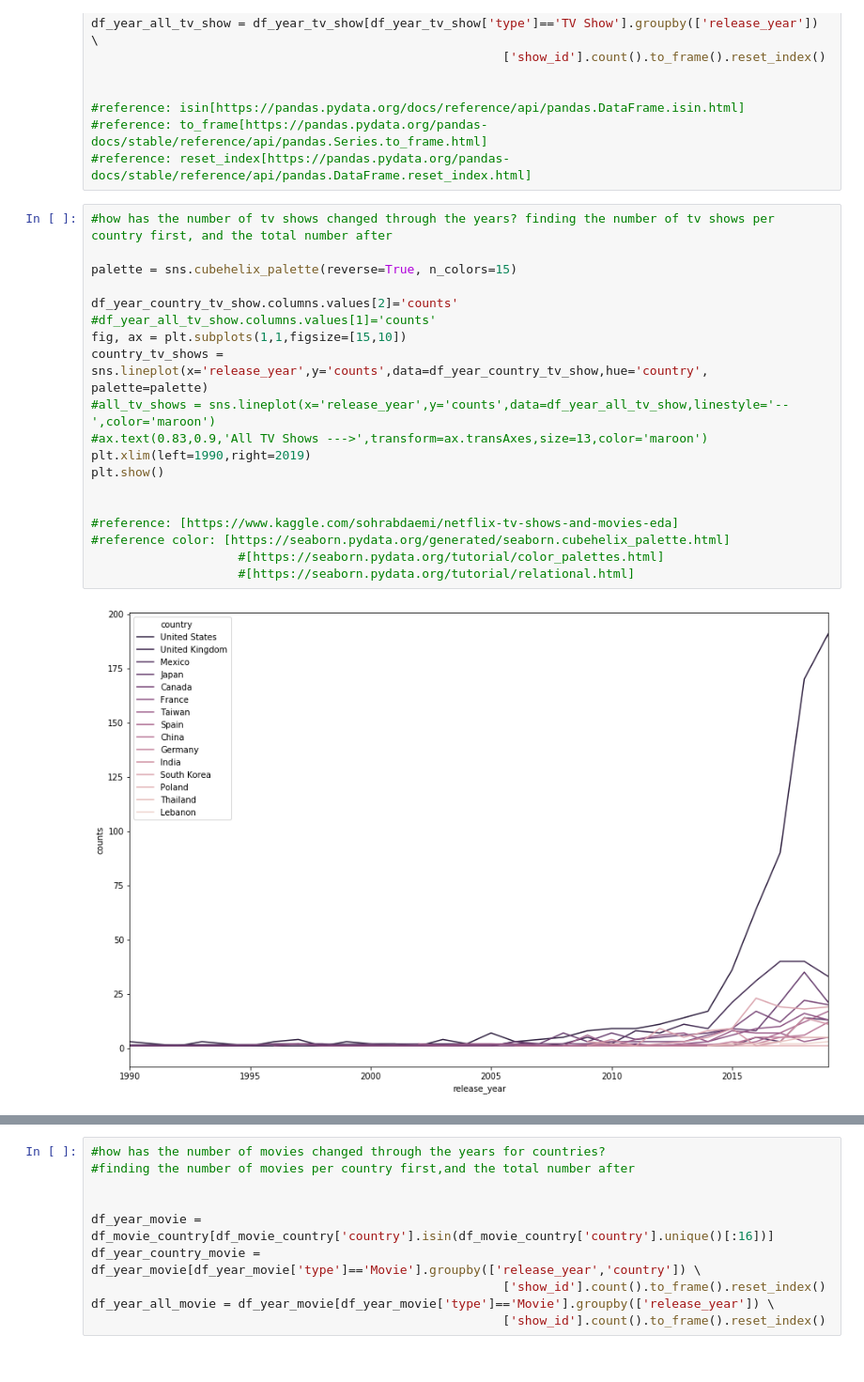
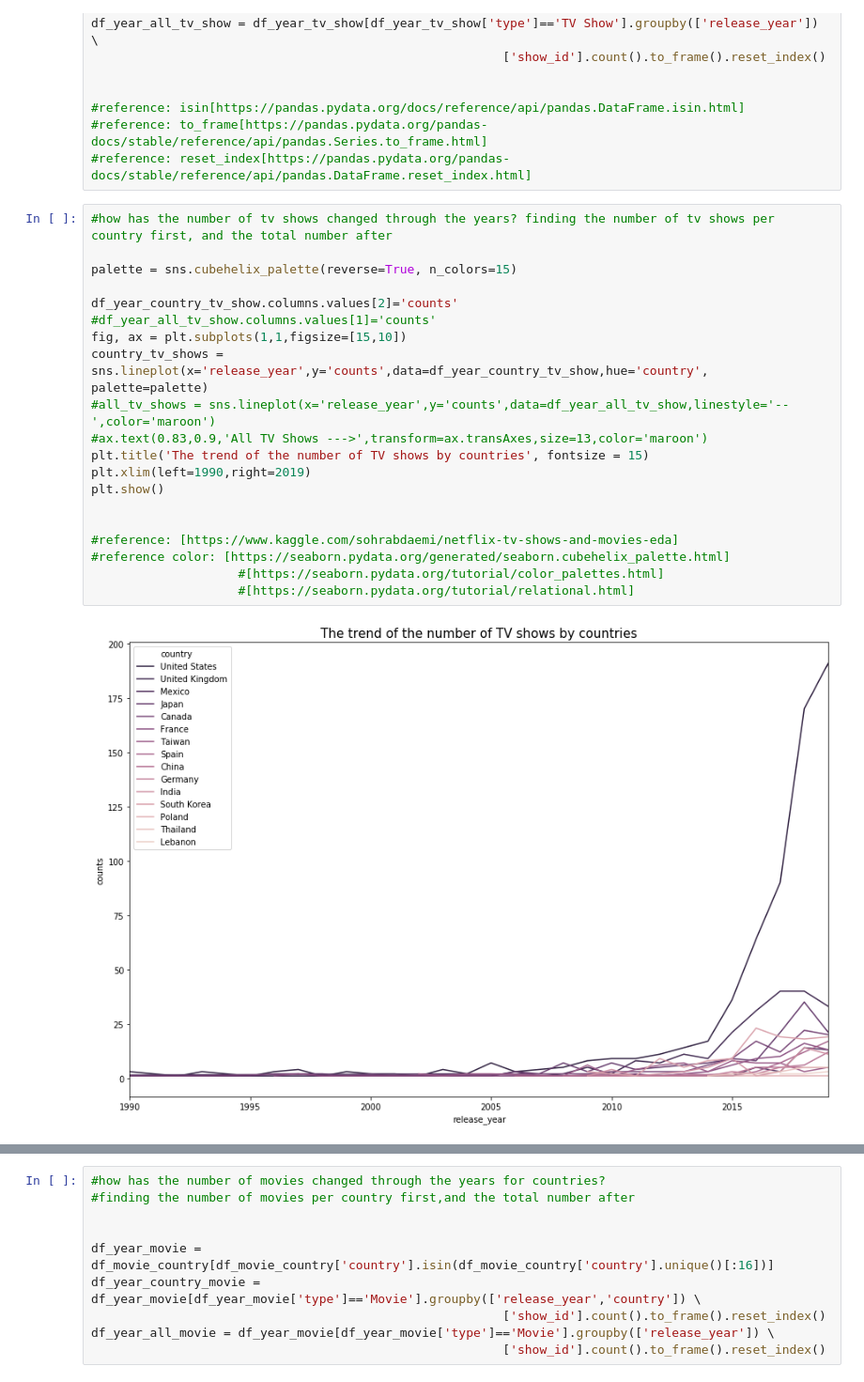
Before and after one commit to itssaifulhasan/netflix_data_analysis, a Jupyter notebook: code/netflix.ipynb, the cells around one changed output, grey strips where cells are left out. Shown at 94% size. Cells and saved outputs as stored; diff of their text form.

```diff
--- a/code/netflix.ipynb
+++ b/code/netflix.ipynb
@@ -292,21 +349,22 @@ df_year_all_tv_show = df_year_tv_show[df_year_tv_show['type']=='TV Show'].groupb
 # %%
 #how has the number of tv shows changed through the years? finding the number of tv shows per country first, and the total number after
 
 palette = sns.cubehelix_palette(reverse=True, n_colors=15)
 
 df_year_country_tv_show.columns.values[2]='counts'
 #df_year_all_tv_show.columns.values[1]='counts'
 fig, ax = plt.subplots(1,1,figsize=[15,10])
 country_tv_shows = sns.lineplot(x='release_year',y='counts',data=df_year_country_tv_show,hue='country', palette=palette)
 #all_tv_shows = sns.lineplot(x='release_year',y='counts',data=df_year_all_tv_show,linestyle='--',color='maroon')
 #ax.text(0.83,0.9,'All TV Shows --->',transform=ax.transAxes,size=13,color='maroon')
+plt.title('The trend of the number of TV shows by countries', fontsize = 15)
 plt.xlim(left=1990,right=2019)
 plt.show()
 
 
 #reference: [https://www.kaggle.com/sohrabdaemi/netflix-tv-shows-and-movies-eda]
 #reference color: [https://seaborn.pydata.org/generated/seaborn.cubehelix_palette.html]
                     #[https://seaborn.pydata.org/tutorial/color_palettes.html]
                     #[https://seaborn.pydata.org/tutorial/relational.html]
 # %% [output]
-[figure, old version]
+[figure, new version]
```
Also changed, not shown: parts of 41 cells of this notebook.
